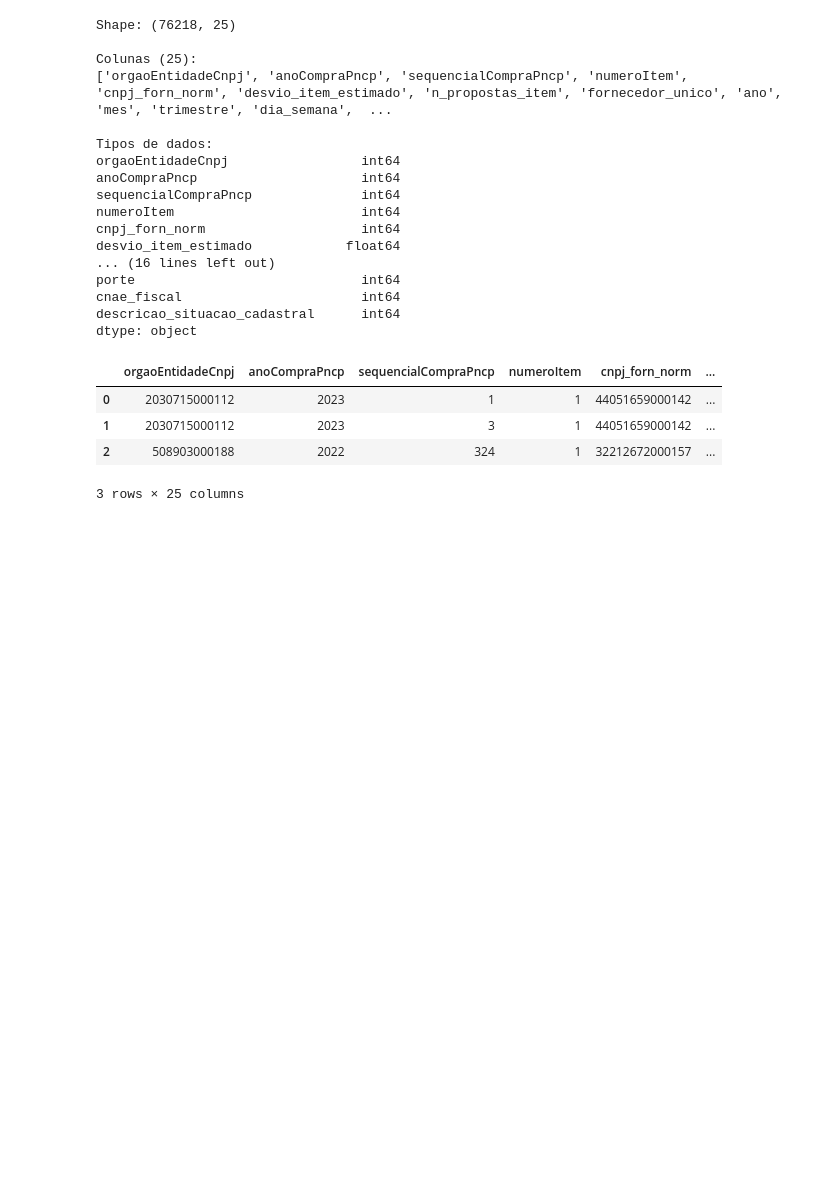
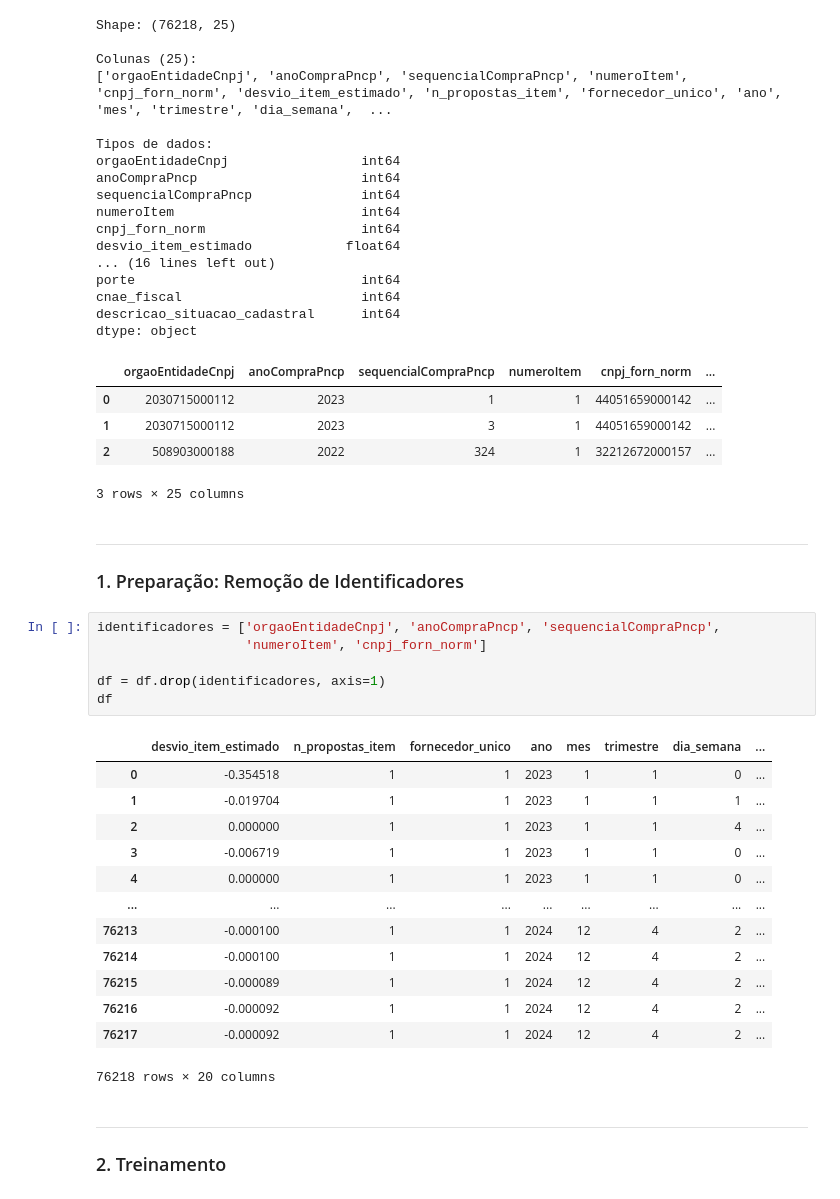
Before and after one commit to leticiagomesilva/Deteccao-Propostas-Anomalas-Licitacoes, a Jupyter notebook: notebooks/08_models.ipynb, the cells around one changed output. Saved outputs shown, nothing was run; the diff lists cells and outputs as text; blank space fills up the shorter version.

```diff
--- a/notebooks/08_models.ipynb
+++ b/notebooks/08_models.ipynb
@@ -44,3 +49,29 @@ dtype: object
 | 1 | 2030715000112 | 2023 | 3 | 1 | 44051659000142 | ... |
 | 2 | 508903000188 | 2022 | 324 | 1 | 32212672000157 | ... |
 3 rows × 25 columns
+# %% [markdown]
+---
+### 1. Preparação: Remoção de Identificadores
+# %%
+identificadores = ['orgaoEntidadeCnpj', 'anoCompraPncp', 'sequencialCompraPncp',
+                   'numeroItem', 'cnpj_forn_norm']
+
+df = df.drop(identificadores, axis=1)
+df
+# %% [output]
+|  | desvio_item_estimado | n_propostas_item | fornecedor_unico | ano | mes | trimestre | dia_semana | ... |
+| 0 | -0.354518 | 1 | 1 | 2023 | 1 | 1 | 0 | ... |
+| 1 | -0.019704 | 1 | 1 | 2023 | 1 | 1 | 1 | ... |
+| 2 | 0.000000 | 1 | 1 | 2023 | 1 | 1 | 4 | ... |
+| 3 | -0.006719 | 1 | 1 | 2023 | 1 | 1 | 0 | ... |
+| 4 | 0.000000 | 1 | 1 | 2023 | 1 | 1 | 0 | ... |
+| ... | ... | ... | ... | ... | ... | ... | ... | ... |
+| 76213 | -0.000100 | 1 | 1 | 2024 | 12 | 4 | 2 | ... |
+| 76214 | -0.000100 | 1 | 1 | 2024 | 12 | 4 | 2 | ... |
+| 76215 | -0.000089 | 1 | 1 | 2024 | 12 | 4 | 2 | ... |
+| 76216 | -0.000092 | 1 | 1 | 2024 | 12 | 4 | 2 | ... |
+| 76217 | -0.000092 | 1 | 1 | 2024 | 12 | 4 | 2 | ... |
+76218 rows × 20 columns
+# %% [markdown]
+---
+### 2. Treinamento
```
Also changed, not shown: parts of 15 cells of this notebook.
